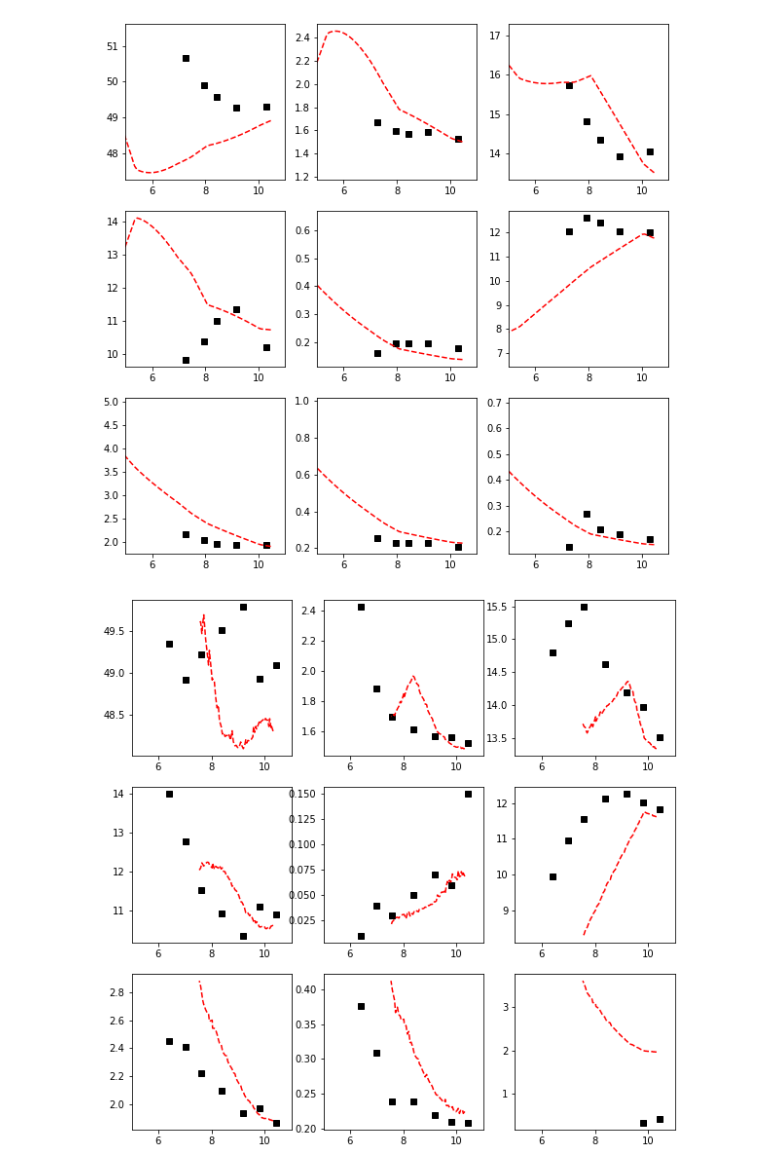
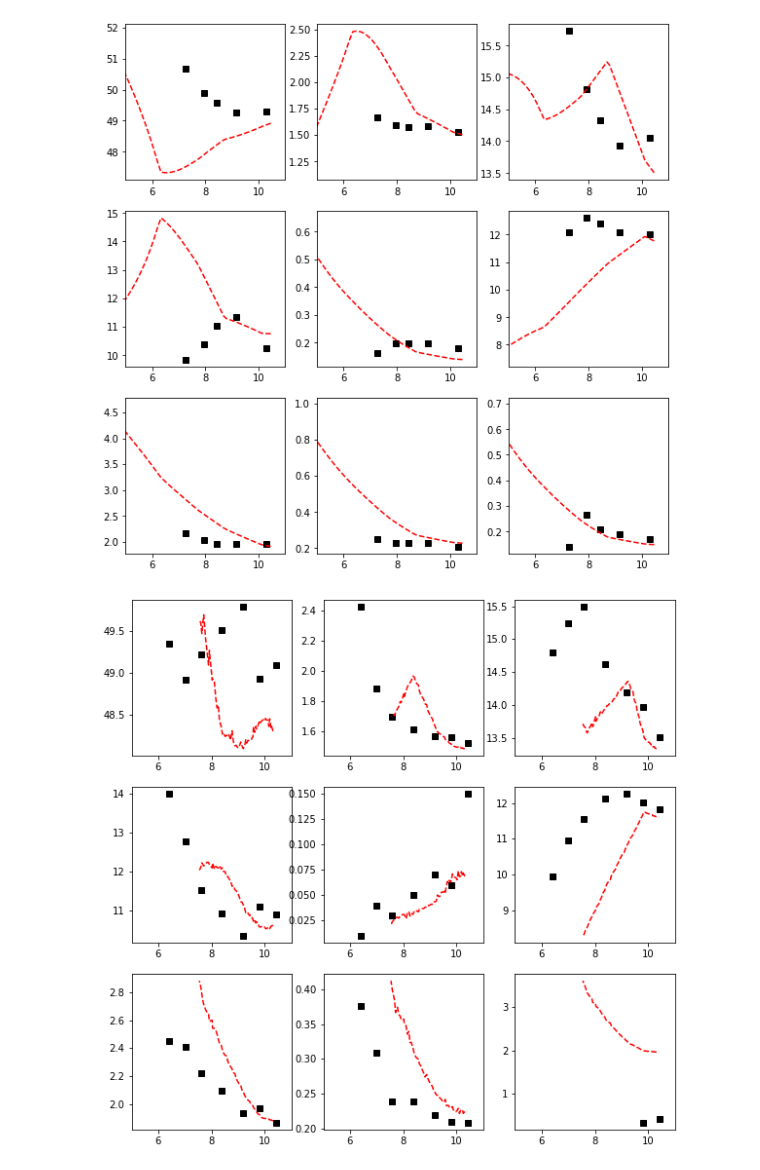
Before and after one commit to gleesonm1/PetThermoTools, a Jupyter notebook: Examples/CrystallisationTests/ExperimentCOmpare.ipynb, the cells around one changed output. Drawn from its saved outputs; the diff is of its cells as text; code cells hidden in the pictures.

Commit message:
Buffered fo2 included

```diff
--- a/Examples/CrystallisationTests/ExperimentCOmpare.ipynb
+++ b/Examples/CrystallisationTests/ExperimentCOmpare.ipynb
@@ -29,6 +29,6 @@ bulk = {'SiO2_Liq': Exp['SiO2'][(Exp['Series'] == 'STA') & (Exp['Experiment'] ==
         'P2O5_Liq': Exp['P2O5'][(Exp['Series'] == 'STA') & (Exp['Experiment'] == "synthesis")].values[0],
         'H2O_Liq': 0.5,
         'CO2_Liq': 0.0,
-       'Fe3Fet': 0.16}
+       'Fe3Fet_Liq': 0.16}
 # %%
 P = np.array([1000,3000,6000])
@@ -36,0 +45,4 @@ Results = M.multi_crystallise(cores = 20, Model = "MELTS", comp = bulk,
+# %%
+Results = M.multi_iso_crystallise(cores = 20, Model = "MELTSv1.2.0", comp = bulk,
+                         T_start_C = 1260, T_end_C = 1050, dt_C = 2, P_path_bar = P, find_liquidus = True,
+                                  fO2_buffer = "NNO", fO2_offset = -0.3)
@@ -37,22 +57,22 @@ Results = M.multi_crystallise(cores = 20, Model = "MELTS", comp = bulk,
 # %%
 f, a = plt.subplots(3,3, figsize = (10,10))
 
 Pressure = 1000
 
 Elements = [['SiO2', 'TiO2', 'Al2O3'], ['FeOt', 'MnO', 'CaO'], ['Na2O', 'K2O', 'P2O5']]
 
-Results['P = ' + str(Pressure) + ' bars']['liquid1']['FeOt'] = Results['P = ' + str(Pressure) + ' bars']['liquid1']['FeO']+ Results['P = ' + str(Pressure) + ' bars']['liquid1']['Fe2O3']*(71.844/(159.69/2))
+Results['P = ' + str(Pressure) + ' bars']['liquid1']['FeOt'] = Results['P = ' + str(Pressure) + ' bars']['liquid1']['FeO_Liq']+ Results['P = ' + str(Pressure) + ' bars']['liquid1']['Fe2O3_Liq']*(71.844/(159.69/2))
 for i in range(3):
     for j in range(3):
         a[i][j].plot(Exp['MgO'][(Exp['Series'] == "STA") & (Exp['P_MPa'] == Pressure/10)],
                 Exp[Elements[i][j]][(Exp['Series'] == "STA") & (Exp['P_MPa'] == Pressure/10)],
                 'sk')
-        a[i][j].plot(Results['P = ' + str(Pressure) + ' bars']['liquid1']['MgO'],
-                    Results['P = ' + str(Pressure) + ' bars']['liquid1'][Elements[i][j]],
+        a[i][j].plot(Results['P = ' + str(Pressure) + ' bars']['liquid1']['MgO_Liq'],
+                    Results['P = ' + str(Pressure) + ' bars']['liquid1'][Elements[i][j] + '_Liq'],
                     '--r')
         a[i][j].set_xlim([5, 11])
 # %% [output]
-[figure, old version]
+[figure, new version]
 # %%
 bulk = {'SiO2_Liq': Exp['SiO2'][(Exp['Series'] == 'STA') & (Exp['Experiment'] == "synthesis")].values[0],
         'TiO2_Liq': Exp['TiO2'][(Exp['Series'] == 'STA') & (Exp['Experiment'] == "synthesis")].values[0],
```
Also changed, not shown: parts of 4 cells of this notebook, 17 other files.
